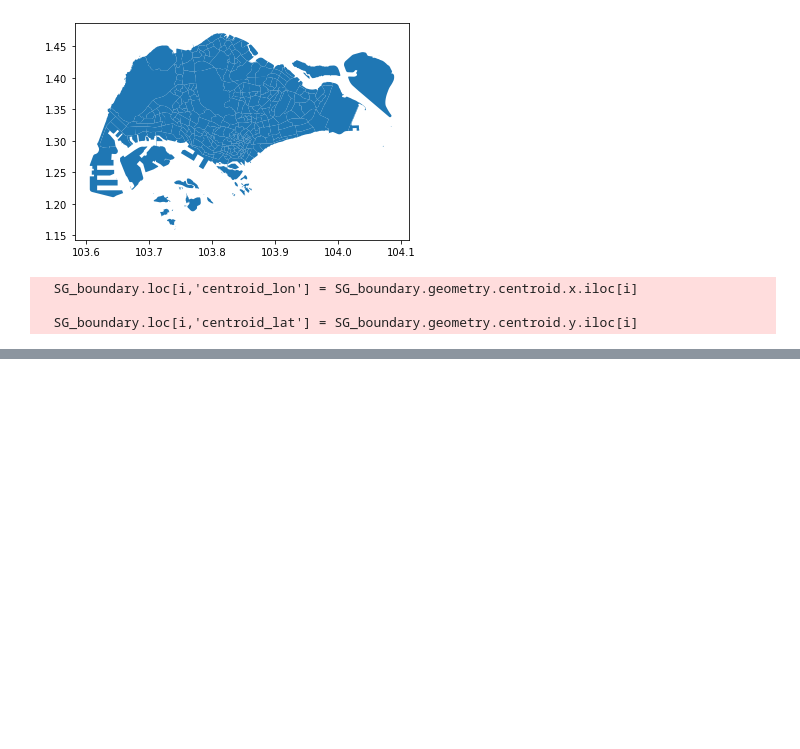
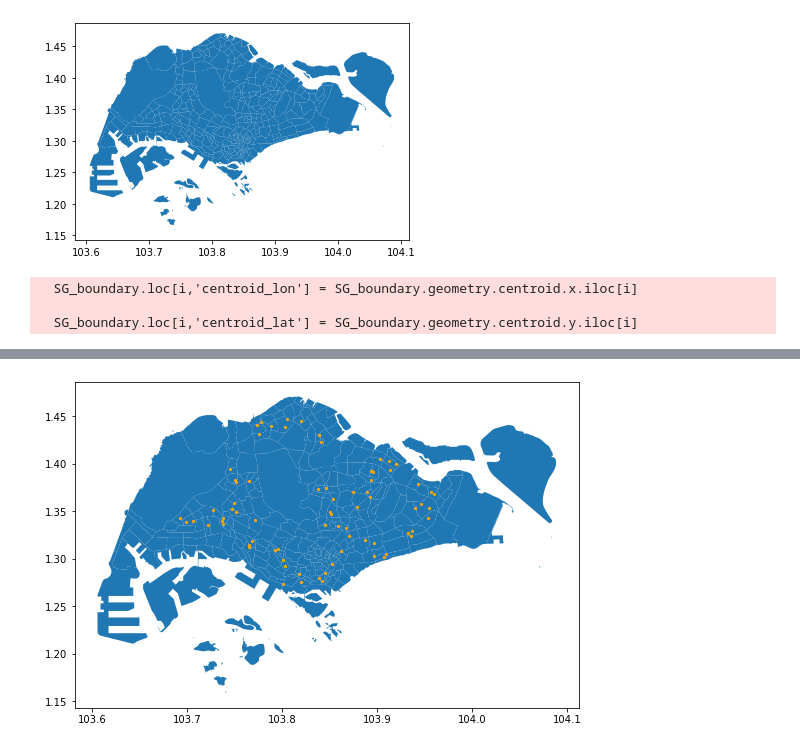
Before and after one commit to nelsoniu/vaccine_accessibility, a Jupyter notebook: CASA_project_sg.ipynb, the cells around one changed output, grey strips where cells are left out. Cells and saved outputs as stored; diff of their text form; code cells hidden in the pictures; blank space fills up the shorter version.

```diff
--- a/CASA_project_sg.ipynb
+++ b/CASA_project_sg.ipynb
@@ -72,0 +79,6 @@ SG_boundary
+# %%
+# Plotting Supply Points
+
+gdf.plot(ax=SG_boundary.plot(figsize=(20, 6)), marker='o', color='orange', markersize=5);
+# %% [output]
+[figure, added]
```
Also changed, not shown: parts of 6 cells of this notebook.
